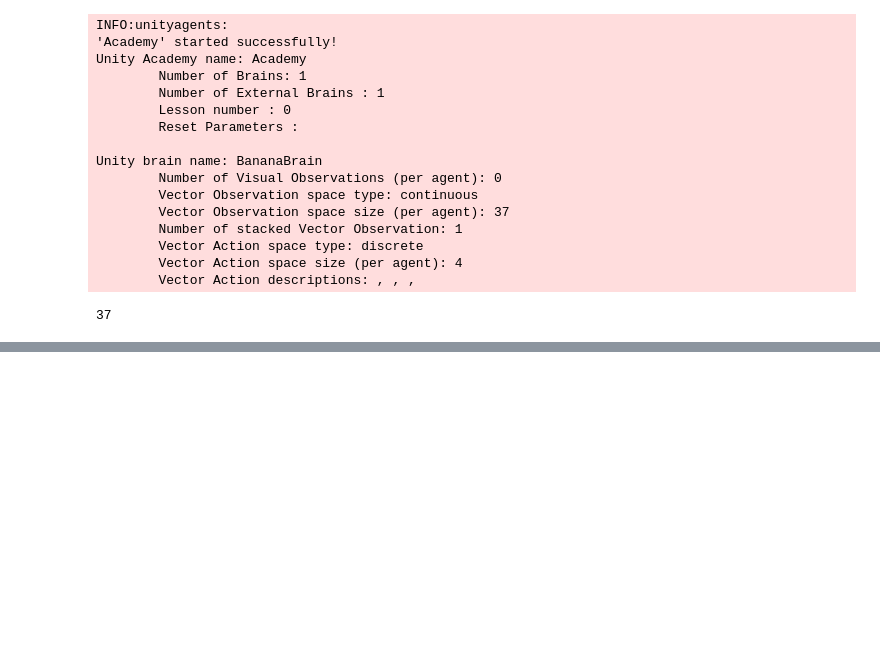
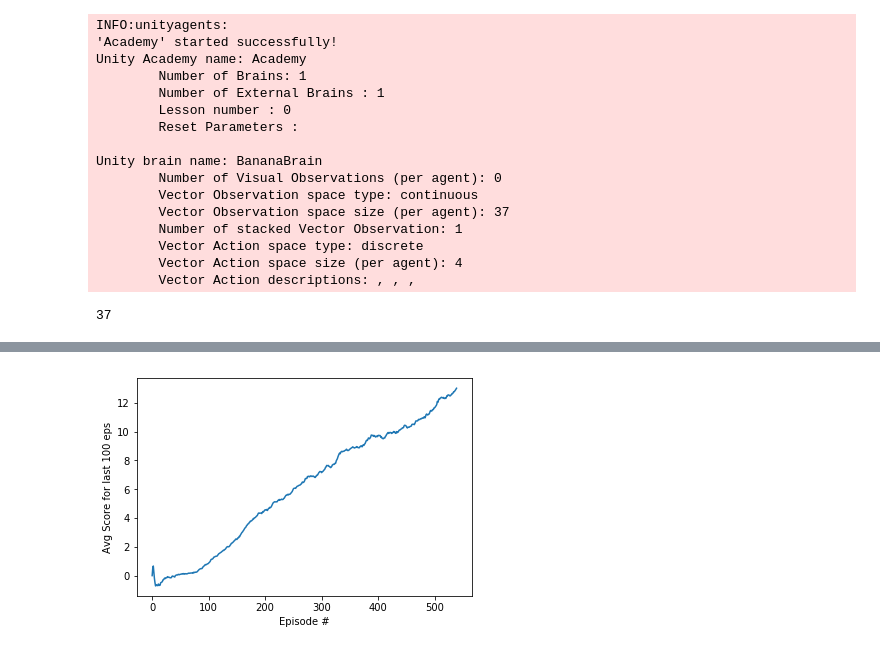
Before and after one commit to 1jsingh/rl_navigation, a Jupyter notebook: Navigation.ipynb, the cells around one changed output, grey strips where cells are left out. Cells and saved outputs as stored; diff of their text form; code cells hidden in the pictures; blank space fills up the shorter version.

```diff
--- a/Navigation.ipynb
+++ b/Navigation.ipynb
@@ -206,2 +210,20 @@ plt.show()
+# %%
+# plotting the avg score over the last 100 eps vs eps count
+avg_scores = []
+score_window = deque(maxlen=100)
+
+for i in range(len(scores)):
+    score_window.append(scores[i])
+    avg_scores.append(np.mean(score_window))
+
+# plot the scores
+fig = plt.figure()
+ax = fig.add_subplot(111)
+plt.plot(np.arange(len(scores)), avg_scores)
+plt.ylabel('Avg Score for last 100 eps')
+plt.xlabel('Episode #')
+plt.show()
+# %% [output]
+[figure, added]
 # %%
 env.close()
```
Also changed, not shown: parts of 3 cells of this notebook, 2 other files.
